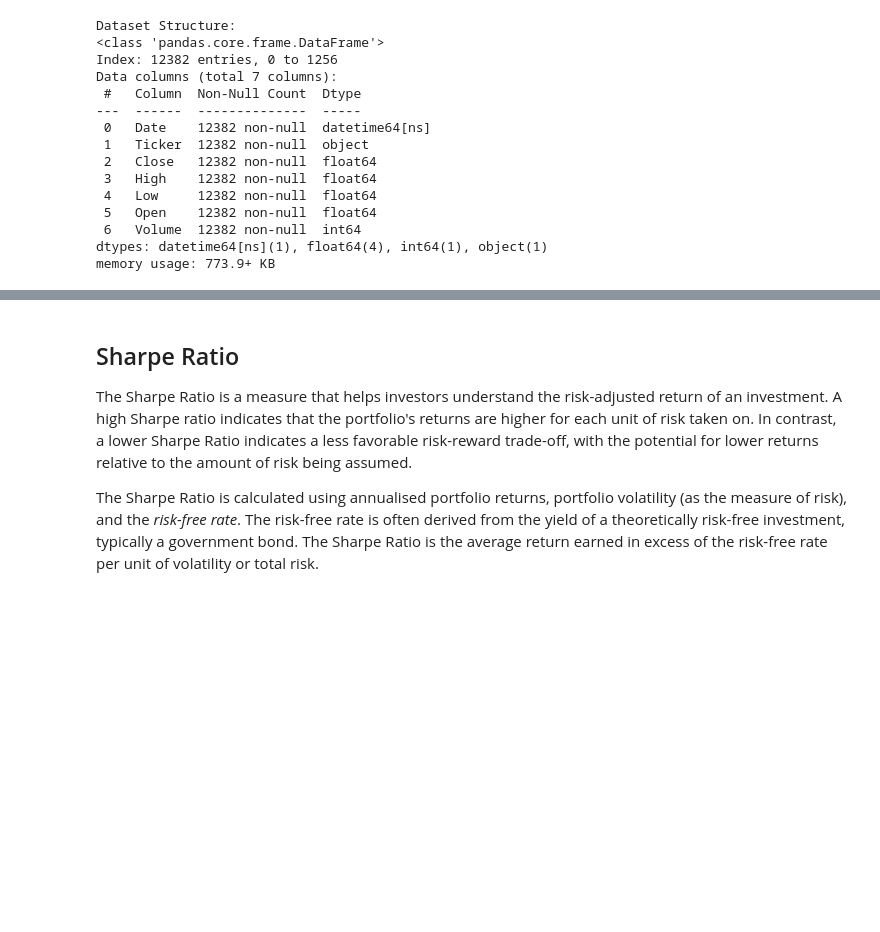
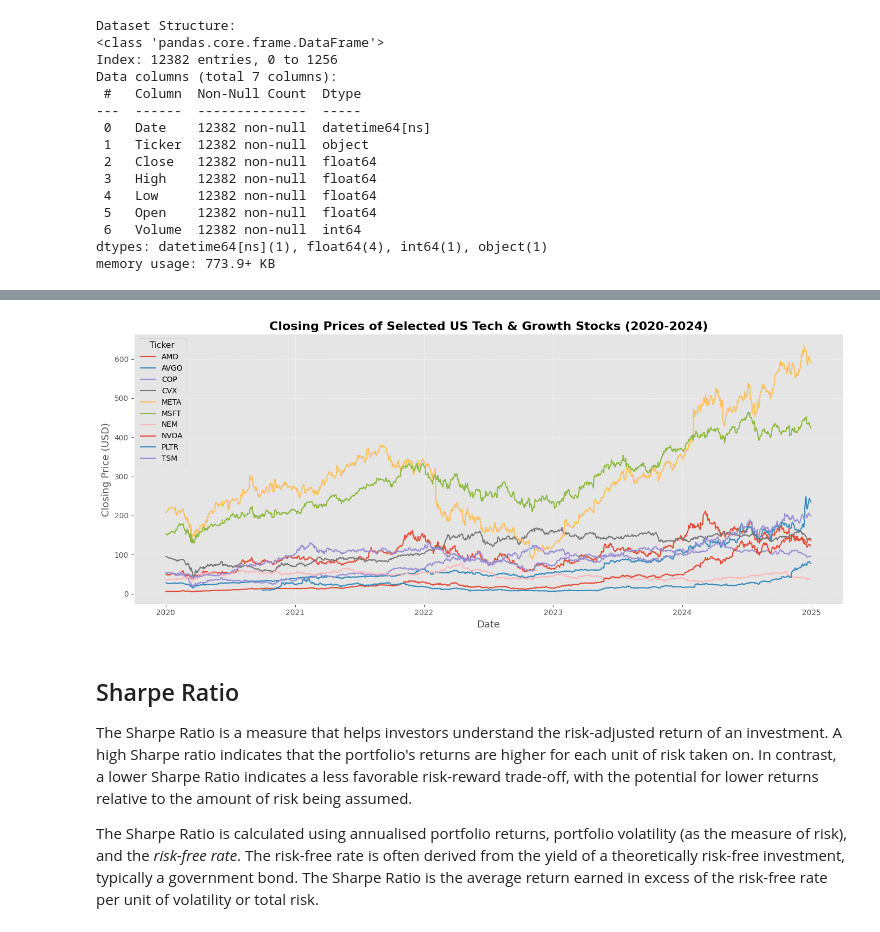
Before and after one commit to Imperial-Business-School/python-for-finance-jume8jume7, a Jupyter notebook: Individual Assignment/Portfolios.ipynb, the cells around one changed output, grey strips where cells are left out. Drawn from its saved outputs; the diff is of its cells as text; code cells hidden in the pictures; blank space fills up the shorter version.

```diff
--- a/Individual Assignment/Portfolios.ipynb
+++ b/Individual Assignment/Portfolios.ipynb
@@ -79,0 +92,4 @@ print(
+# %%
+multidata['Date'] = pd.to_datetime(multidata['Date'], dayfirst=True)
+multidata.set_index('Date', inplace=True)
+multidata
@@ -79,0 +145,10 @@ print(
+# %%
+# Pivot the data to wide format (date as index, tickers as columns, closing prices)
+wide_close = multidata.pivot(columns="Ticker", values="Close")
+
+# Show the head and tail of the wide DataFrame
+print("Head of closing prices:")
+print(wide_close.head())
+
+print("Tail of closing prices:")
+print(wide_close.tail())
@@ -80,3 +173,18 @@ print(
+# %%
+plt.figure(figsize=(14, 6))
+for ticker in wide_close.columns:
+    plt.plot(wide_close.index, wide_close[ticker], label=ticker)
+
+plt.title("Closing Prices of Selected US Tech & Growth Stocks (2020-2024)", fontsize=16, fontweight='bold')
+plt.xlabel("Date", fontsize=13)
+plt.ylabel("Closing Price (USD)", fontsize=13)
+plt.legend(title="Ticker", loc="upper left", fontsize=10, title_fontsize=11, frameon=True)
+plt.grid(True, which='major', linestyle='--', linewidth=0.5, alpha=0.7)
+plt.tight_layout()
+sns.despine()
+plt.show()
+# %% [output]
+[figure, added]
 # %% [markdown]
 ## Sharpe Ratio
 
```
Also changed, not shown: parts of 10 cells of this notebook, 1 other file.
